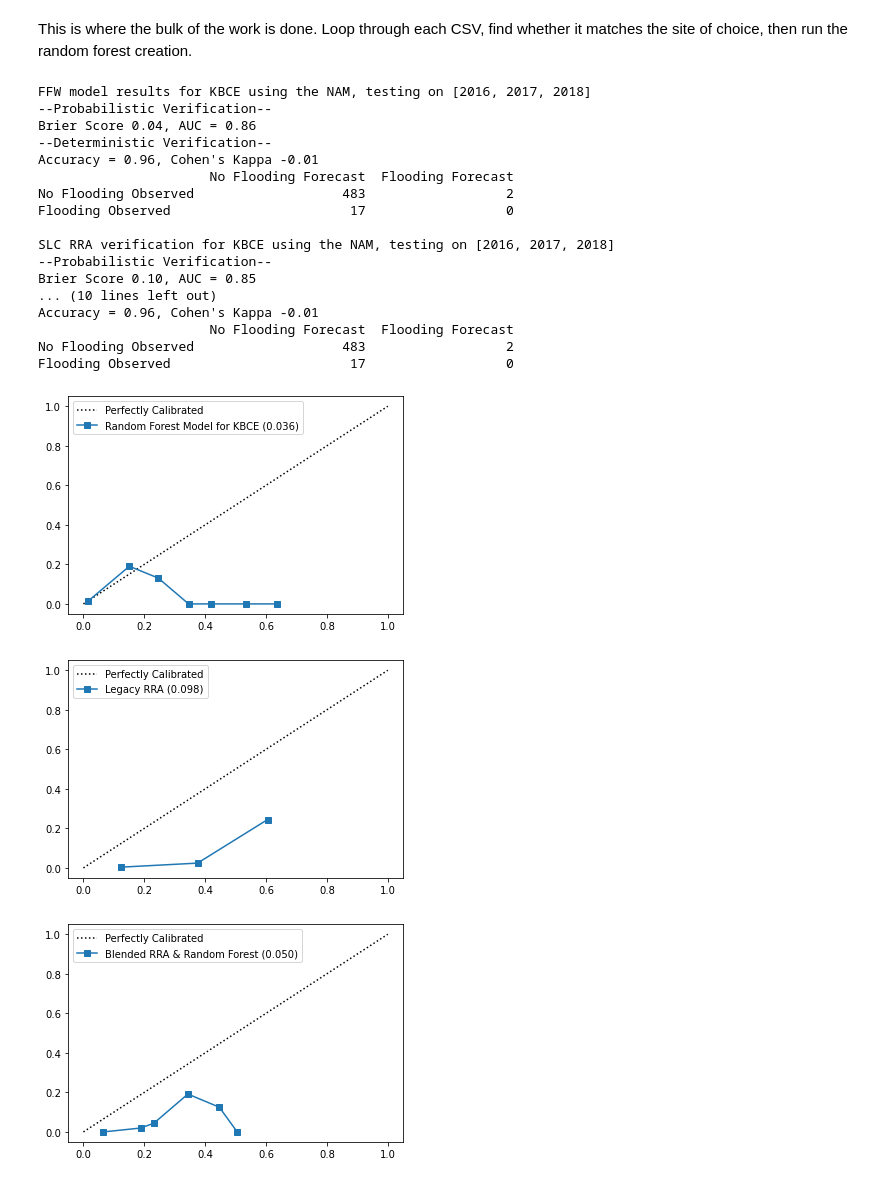
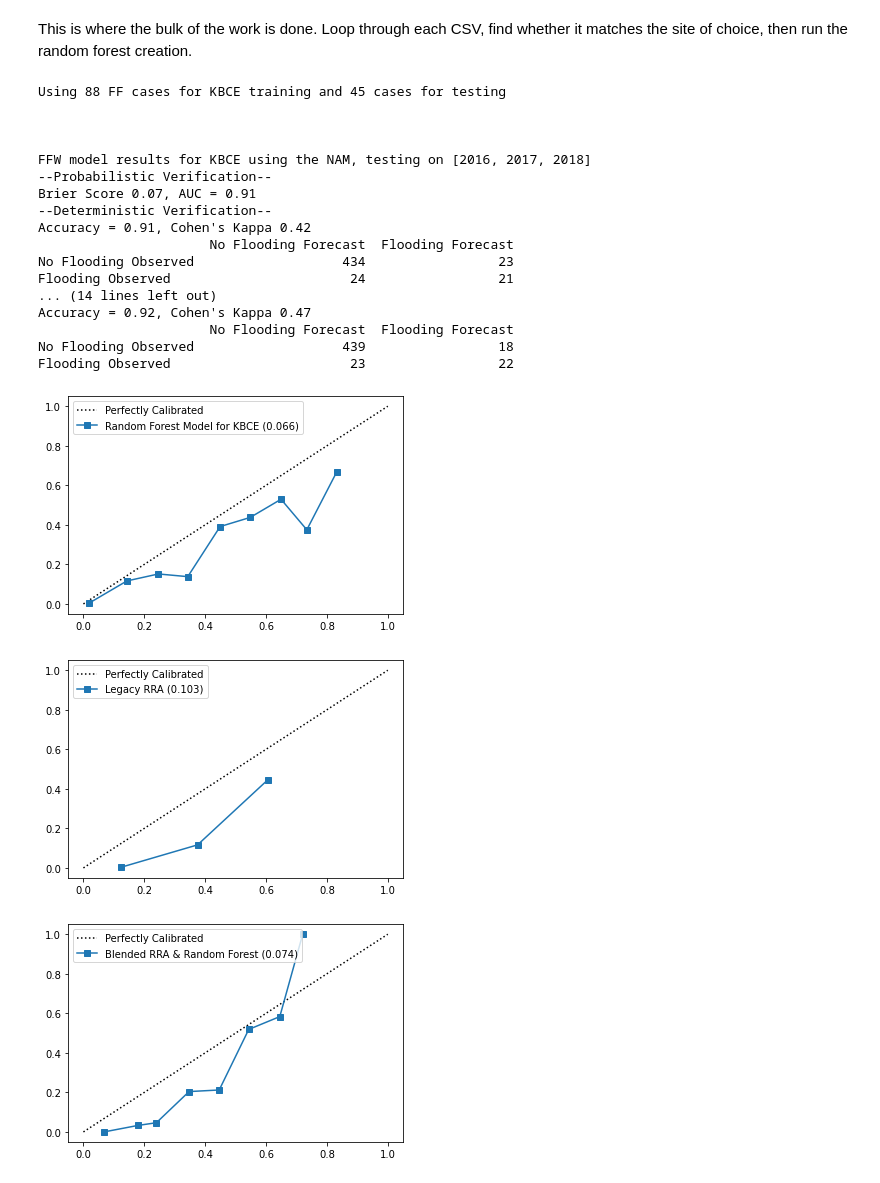
Before and after one commit to darrenvc71/SLCFlashFloodingMachineLearning, a Jupyter notebook: createRandomForestModel.ipynb, the cells around one changed output. Drawn from its saved outputs; the diff is of its cells as text; code cells hidden in the pictures.

Commit message:
fixing bug in the way flash flood events are counted

```diff
--- a/createRandomForestModel.ipynb
+++ b/createRandomForestModel.ipynb
@@ -212,21 +212,32 @@ for csv in glob.glob(fileString):
 
     df = pd.read_csv(csv)
 
-    # This was in Nick's code. It calls three basins flooding a flash flood day for KBCE (all), and 1 basin
-    # a hit for 4HV/SGU. Mike may want to review this.
+    # Build a Results column if it doesn't exist already
+    if 'Result' not in df.columns:
+        df['Result'] = np.nan
+
+    # Assign a value for the Results column (the predictand) based on the number of basins flooding
+    # Still deciding how to handle this as there are not many days of >1 basin flooding when compared to non-flood days
+    df.loc[(df['Basins'] == 0), 'Result'] = 0
+    # The code below works correctly, but is very limiting to the number of cases for training
     #if site == 'KBCE':
+    #    df.loc[(df['Basins'] == 0), 'Result'] = 0
+    #    df.loc[(df['Basins'] >= 1), 'Result'] = np.nan
+    #    df.loc[(df['Basins'] >= 3), 'Result'] = 1
+    #elif site == "K4HV" or site == "KSGU":
+    #    df.loc[(df['Basins'] >= 1), 'Result'] = 1
+    #elif site == "KPGA":
     #    df.loc[(df['Basins'] >= 2), 'Result'] = 1
-    #    df.loc[(df['Basins'] < 2), 'Result'] = 0
-    #else:
-    #    df.loc[(df['Basins'] >= 1), 'Result'] = 1
-    #    df.loc[(df['Basins'] < 1), 'Result'] = 0
-    if site == 'KBCE':
-        df.loc[(df['Basins'] >= 3), 'Result'] = 1
-        df.loc[(df['Basins'] < 3), 'Result'] = 0
-    if '4HV' or 'SGU' or 'PGA' in site_name:
-        df.loc[(df['Basins'] >= 1), 'Result'] = 1
-        df.loc[(df['Basins'] < 1), 'Result'] = 0
+    # Because the code above is quite limiting, using this alternative for now
+    df.loc[(df['Basins'] >= 1), 'Result'] = 1
 
+    # Randomly remove many of the non-flash flooding dates
+    #indexToKeep = list(df.index[df['Result'] == 1])
+    #numberOfCases = int(df['Result'].sum())
+    #dropIndicies = []
+    #for x in range(1,len(df)-2*numberOfCases):
+    #    dropIndicies.append(np.random.choice(np.setdiff1d(range(1,len(df)), indexToKeep.append(x))))
+    #df = df.drop(dropIndicies)
 
     # Make a new dataframe that removes any dates with missing entries, set up the predictor & predictands
     df2 = df.dropna(subset=KIN + THERMO + ['Basins'] + ['Result'] + ['deterministicRRA'] + ['probabilisticRRA'])
@@ -249,6 +260,9 @@ for csv in glob.glob(fileString):
         xtest = test_df[THERMO + KIN]
         ytrain = training_df['Result']
         ytest = test_df['Result']
+
+    # Print out a list of how many cases are being used in training/testing
+    print('Using ' + str(int(ytrain.sum())) + ' FF cases for ' + site + ' training and ' + str(int(ytest.sum())) + ' cases for testing')
 
     # Create a random forest model using a default set of hyperparameters. If the user specifies,
     # tune the hyperparameters first
@@ -332,45 +346,45 @@ for csv in glob.glob(fileString):
         auc = metrics.roc_auc_score(ytest, yprob3)
         brier_score = metrics.brier_score_loss(ytest, yprob3)
         accuracy = metrics.accuracy_score(ytest, y_pred3)
         cm = metrics.confusion_matrix(ytest, y_pred3)
         cm_df = pd.DataFrame(cm, columns =col_names, index=index_names)
         ck = kappa(ytest, y_pred3)
         if 'trainingYearsList' in locals():
             print('\nSLC combined verification for ' + site + ' using the ' + model + ', testing on ' + str(testingYearsList))
         else:
             print('\nSLC combined verification for ' + site + ', testing on ' + str(percentToTest) + '% of the 2011-2018 dataset')
         print('--Probabilistic Verification--')
         print('Brier Score {:3.2f}, '.format(brier_score) + 'AUC = {:3.2f} '.format(auc))
         print('--Deterministic Verification--')
         print('Accuracy = {:3.2f}, '.format(accuracy) + 'Cohen\'s Kappa {:3.2f}'.format(ck))
         print(cm_df.head())
 
     print('\n\n')
 
     # Save to a pickle file if desired
     if response8 == '1':
         pickle.dump(clf, open(saveFile, 'wb'))
 
     # Create plots
     createReliabilityPlots(site, response5, response6, ytest, yprob, yprob2, yprob3)
 # %% [output]
+Using 88 FF cases for KBCE training and 45 cases for testing
+
+
+
 FFW model results for KBCE using the NAM, testing on [2016, 2017, 2018]
 --Probabilistic Verification--
-Brier Score 0.04, AUC = 0.86
+Brier Score 0.07, AUC = 0.91
 --Deterministic Verification--
-Accuracy = 0.96, Cohen's Kappa -0.01
+Accuracy = 0.91, Cohen's Kappa 0.42
                       No Flooding Forecast  Flooding Forecast
-No Flooding Observed                   483                  2
-Flooding Observed                       17                  0
-
-SLC RRA verification for KBCE using the NAM, testing on [2016, 2017, 2018]
---Probabilistic Verification--
-Brier Score 0.10, AUC = 0.85
-... (10 lines left out)
-Accuracy = 0.96, Cohen's Kappa -0.01
+No Flooding Observed                   434                 23
+Flooding Observed                       24                 21
+... (14 lines left out)
+Accuracy = 0.92, Cohen's Kappa 0.47
                       No Flooding Forecast  Flooding Forecast
-No Flooding Observed                   483                  2
-Flooding Observed                       17                  0
+No Flooding Observed                   439                 18
+Flooding Observed                       23                 22
-[figure, old version]
+[figure, new version]
-[figure, old version]
+[figure, new version]
-[figure, old version]
+[figure, new version]
```
Also changed, not shown: parts of 1 cell of this notebook, 1 other file.
